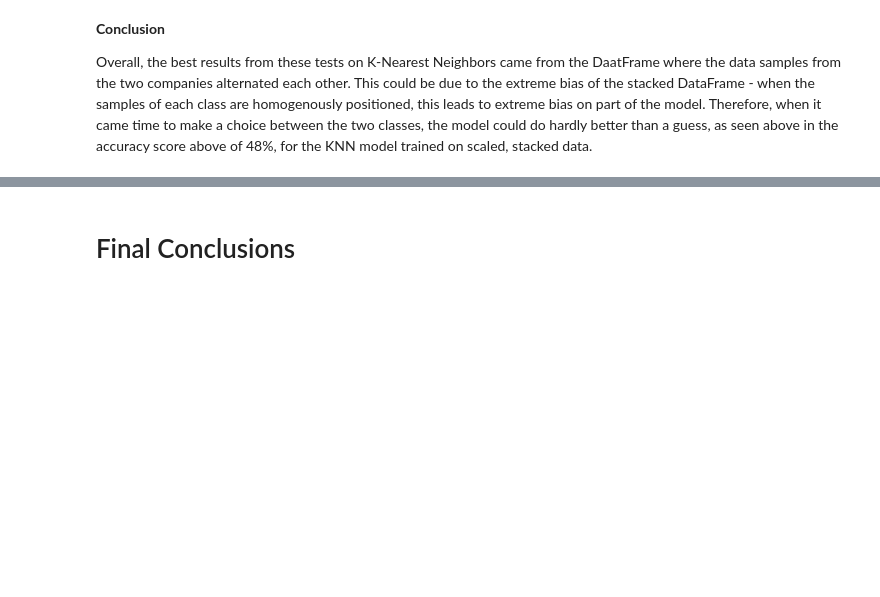
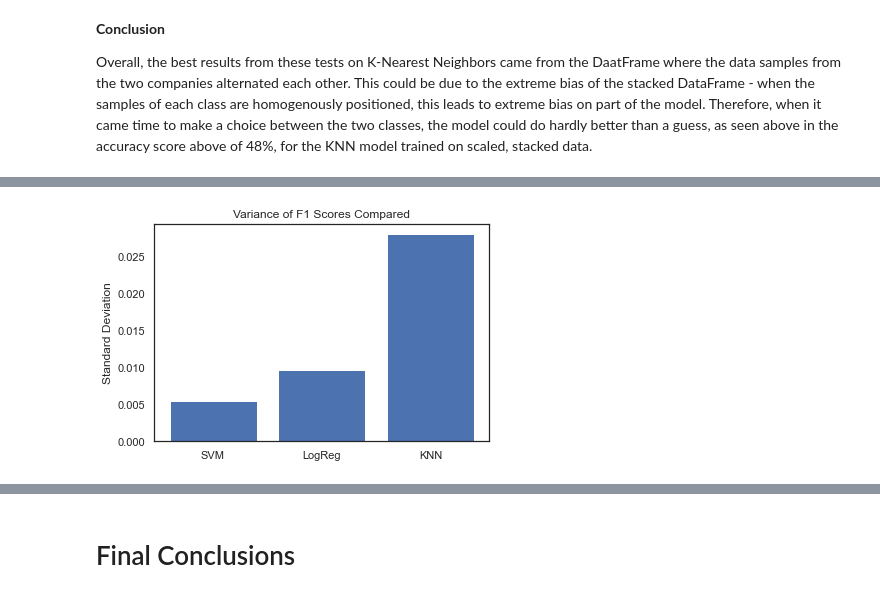
Before and after one commit to UPstartDeveloper/bookstore-classifier, a Jupyter notebook: classifications.ipynb, the cells around one changed output, grey strips where cells are left out. Saved outputs shown, nothing was run; the diff lists cells and outputs as text; code cells hidden in the pictures; blank space fills up the shorter version.

```diff
--- a/classifications.ipynb
+++ b/classifications.ipynb
@@ -923,7 +924,7 @@ F1-Score: 85.9535%
 For the next test, K=1 once again.
 It makes sense that the KNN algorithm has the best testing accuracy when K=1, in the mixed DataFrame. Adjacent samples in the mixed DataFrame have the same title and different classification. This means that for each sample, there is just one other neighbor that the algorithm needs to iterate over to, to have made all the comparisions useful for picking up trends in our data!
 # %%
-execute_knn(mixed_scaled, 1)
+knn2 = execute_knn(mixed_scaled, 1)
 # %% [output]
 CONFUSION MATRIX METRICS
 Accuracy: 88.0%
@@ -958,0 +975,6 @@ Overall, the best results from these tests on K-Nearest Neighbors came from the
+# %%
+# use the polynomial kernel, trained on standard scaled data
+svm = standard_svms[1]
+all_f1 = cross_val_score(estimator=svm, X=X, y=y, cv=5, scoring='f1')
+svm_scores = [all_f1.mean(), all_f1.std()]
+print(svm_scores)
@@ -958,0 +985,5 @@ Overall, the best results from these tests on K-Nearest Neighbors came from the
+# %%
+# using the logistic regression model trained on standard scaled data
+all_f1 = cross_val_score(estimator=logreg1, X=X, y=y, cv=5, scoring='f1')
+logreg_scores = [all_f1.mean(), all_f1.std()]
+print(logreg_scores)
@@ -958,0 +994,5 @@ Overall, the best results from these tests on K-Nearest Neighbors came from the
+# %%
+# using the knn trained on mixed, standard scaled data
+all_f1 = cross_val_score(estimator=knn2, X=X, y=y, cv=5, scoring='f1')
+knn_scores = [all_f1.mean(), all_f1.std()]
+print(knn_scores)
@@ -958,0 +1004,16 @@ Overall, the best results from these tests on K-Nearest Neighbors came from the
+# %%
+labels = ['SVM', 'LogReg', 'KNN']
+# bar plot to compare standard deviances
+stds = [
+    svm_scores[1],
+    logreg_scores[1],
+    knn_scores[1]
+]
+
+fig, ax = plt.subplots()
+ax.set_ylabel('Standard Deviation')
+plt.title('Variance of F1 Scores Compared')
+plt.bar(labels, stds)
+plt.show()
+# %% [output]
+[figure, added]
```
Also changed, not shown: parts of 22 cells of this notebook.
